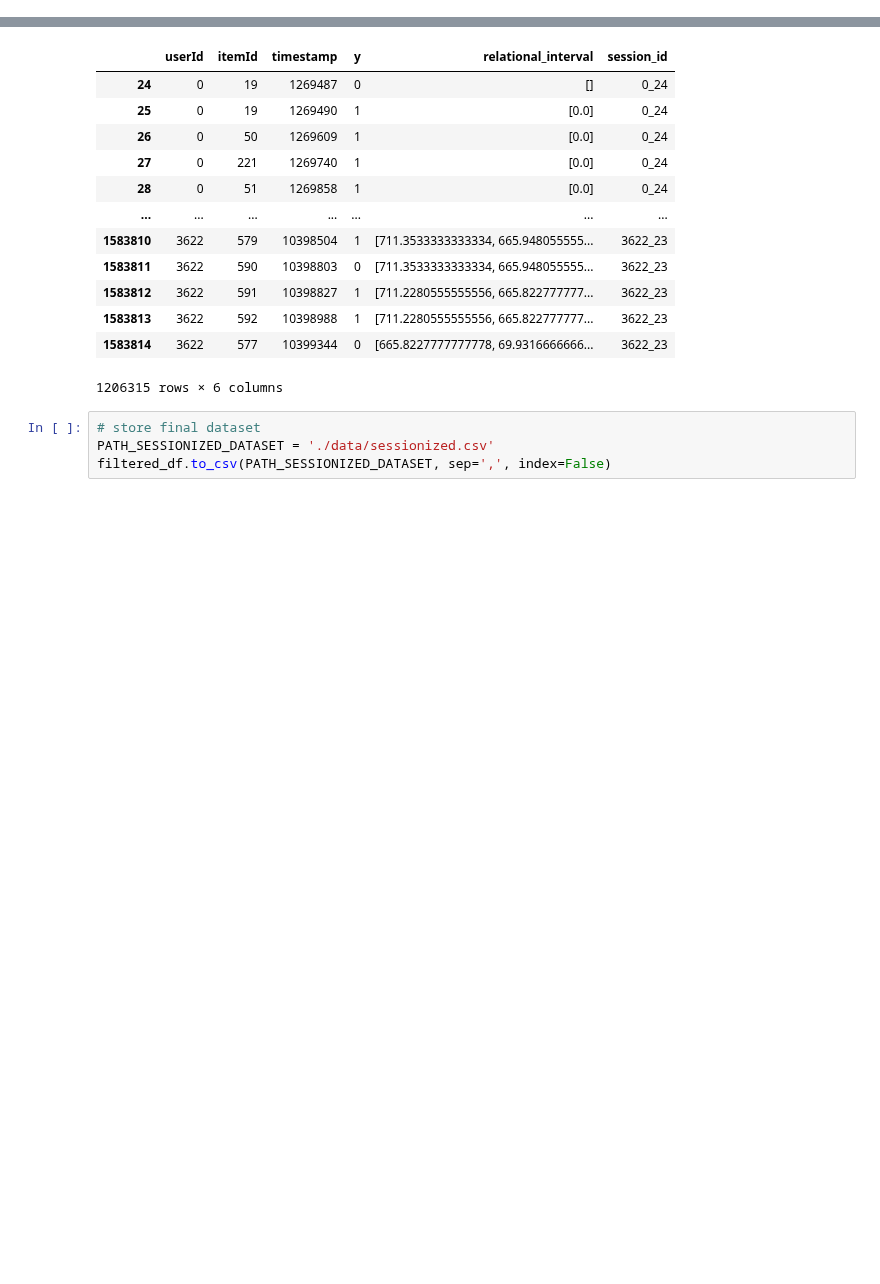
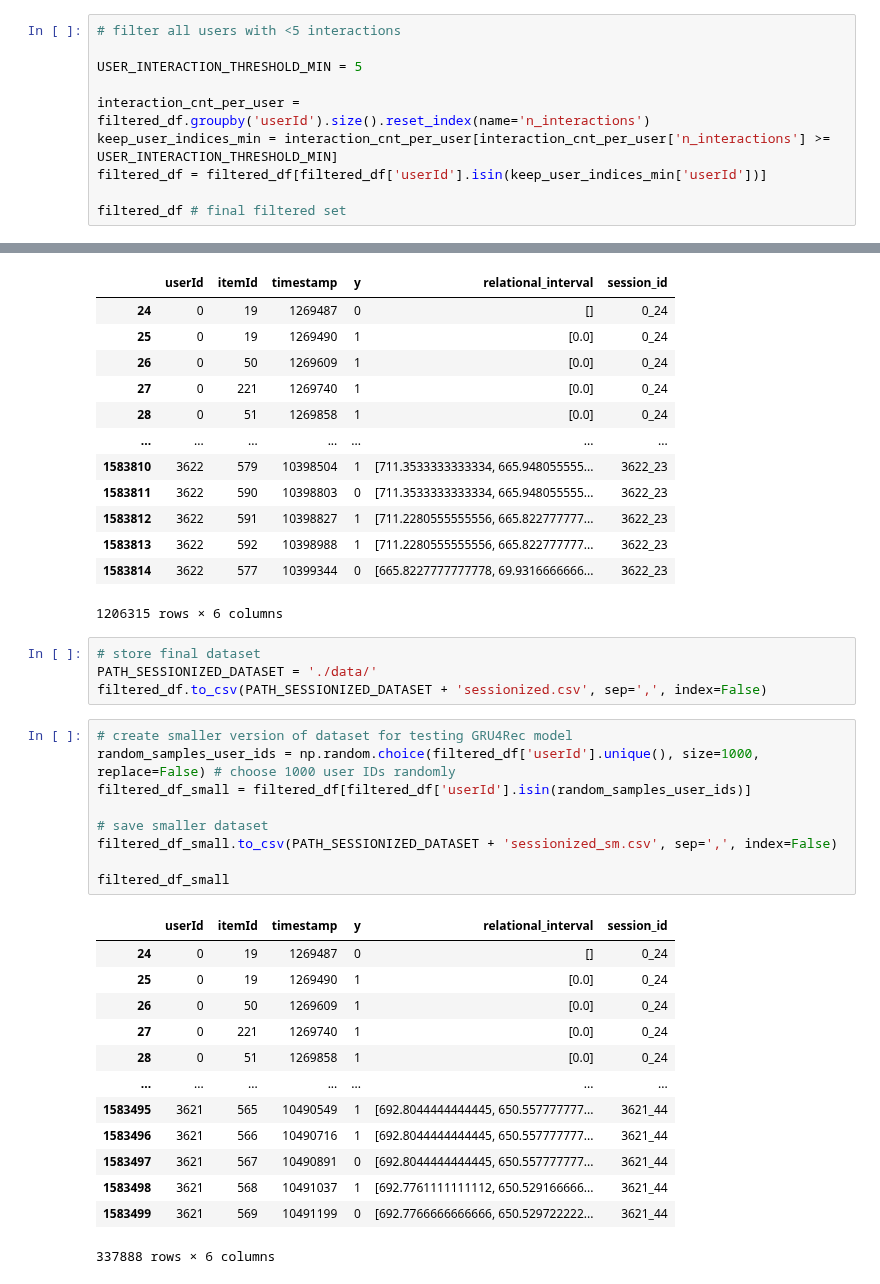
Before and after one commit to Laura-Legat/Practical-Work-AI, a Jupyter notebook: create_sessionized_dataset.ipynb, the cells around one changed output, grey strips where cells are left out. Cells and saved outputs as stored; diff of their text form; blank space fills up the shorter version.

Commit message:
Added 5-core filtering, created code for smaller dataset

```diff
--- a/create_sessionized_dataset.ipynb
+++ b/create_sessionized_dataset.ipynb
@@ -132,3 +132,13 @@ filtered_df # final filtered set
 | 1583813 | 3622 | 592 | 10398988 | 1 | [711.2280555555556, 665.822777777... | 3622_23 |
 | 1583814 | 3622 | 577 | 10399344 | 0 | [665.8227777777778, 69.9316666666... | 3622_23 |
 1217603 rows × 6 columns
+# %%
+# filter all users with <5 interactions
+
+USER_INTERACTION_THRESHOLD_MIN = 5
+
+interaction_cnt_per_user = filtered_df.groupby('userId').size().reset_index(name='n_interactions')
+keep_user_indices_min = interaction_cnt_per_user[interaction_cnt_per_user['n_interactions'] >= USER_INTERACTION_THRESHOLD_MIN]
+filtered_df = filtered_df[filtered_df['userId'].isin(keep_user_indices_min['userId'])]
+
+filtered_df # final filtered set
@@ -170,5 +194,28 @@ Name: n_interactions, dtype: float64
 1206315 rows × 6 columns
 # %%
 # store final dataset
-PATH_SESSIONIZED_DATASET = './data/sessionized.csv'
-filtered_df.to_csv(PATH_SESSIONIZED_DATASET, sep=',', index=False)
+PATH_SESSIONIZED_DATASET = './data/'
+filtered_df.to_csv(PATH_SESSIONIZED_DATASET + 'sessionized.csv', sep=',', index=False)
+# %%
+# create smaller version of dataset for testing GRU4Rec model
+random_samples_user_ids = np.random.choice(filtered_df['userId'].unique(), size=1000, replace=False) # choose 1000 user IDs randomly
+filtered_df_small = filtered_df[filtered_df['userId'].isin(random_samples_user_ids)]
+
+# save smaller dataset
+filtered_df_small.to_csv(PATH_SESSIONIZED_DATASET + 'sessionized_sm.csv', sep=',', index=False)
+
+filtered_df_small
+# %% [output]
+|  | userId | itemId | timestamp | y | relational_interval | session_id |
+| 24 | 0 | 19 | 1269487 | 0 | [] | 0_24 |
+| 25 | 0 | 19 | 1269490 | 1 | [0.0] | 0_24 |
+| 26 | 0 | 50 | 1269609 | 1 | [0.0] | 0_24 |
+| 27 | 0 | 221 | 1269740 | 1 | [0.0] | 0_24 |
+| 28 | 0 | 51 | 1269858 | 1 | [0.0] | 0_24 |
+| ... | ... | ... | ... | ... | ... | ... |
+| 1583495 | 3621 | 565 | 10490549 | 1 | [692.8044444444445, 650.557777777... | 3621_44 |
+| 1583496 | 3621 | 566 | 10490716 | 1 | [692.8044444444445, 650.557777777... | 3621_44 |
+| 1583497 | 3621 | 567 | 10490891 | 0 | [692.8044444444445, 650.557777777... | 3621_44 |
+| 1583498 | 3621 | 568 | 10491037 | 1 | [692.7761111111112, 650.529166666... | 3621_44 |
+| 1583499 | 3621 | 569 | 10491199 | 0 | [692.7766666666666, 650.529722222... | 3621_44 |
+337888 rows × 6 columns
```
Also changed, not shown: parts of 2 cells of this notebook.
